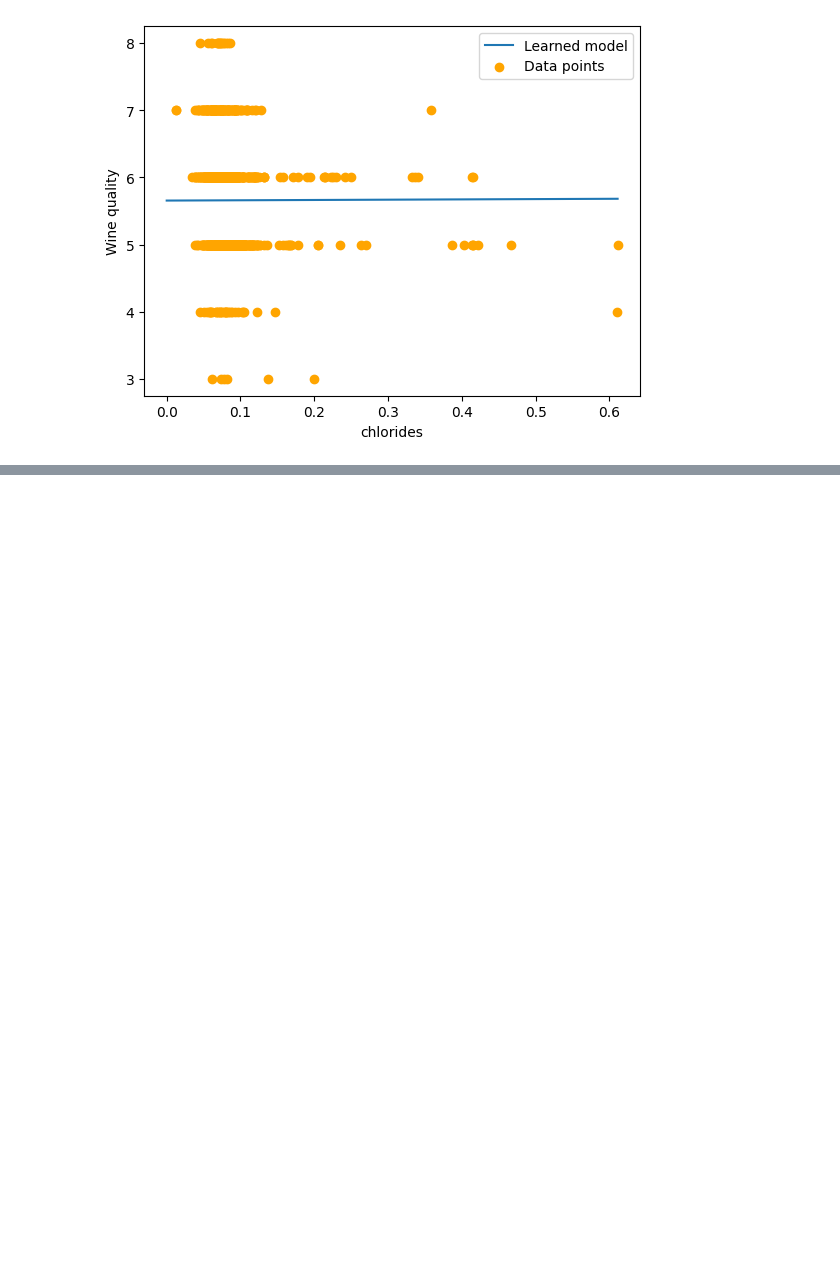
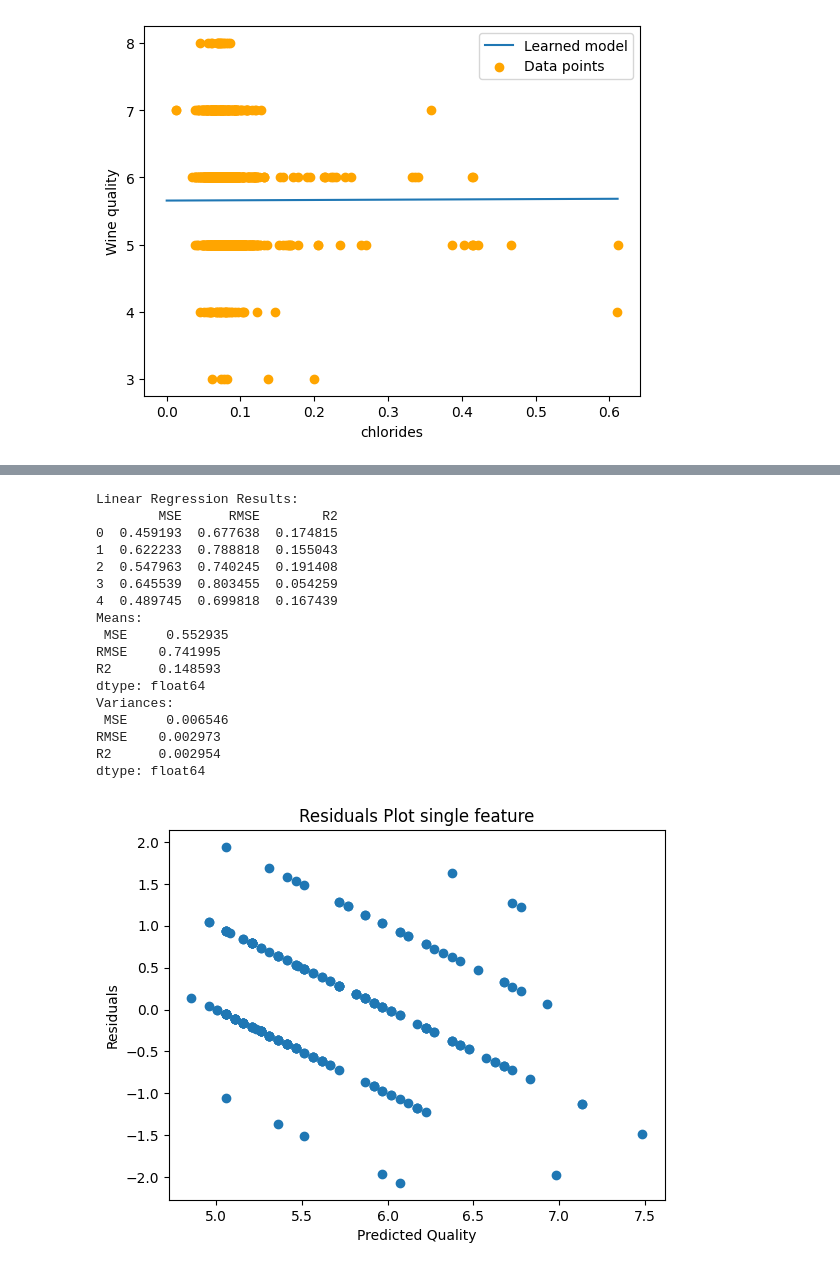
Before and after one commit to JoachimCode/IDATG2208_Assignments, a Jupyter notebook: Assignment_1.ipynb, the cells around one changed output, grey strips where cells are left out. Saved outputs shown, nothing was run; the diff lists cells and outputs as text; code cells hidden in the pictures; blank space fills up the shorter version.

```diff
--- a/Assignment_1.ipynb
+++ b/Assignment_1.ipynb
@@ -246,0 +434,54 @@ plot_linera_regression("chlorides", sgd_reg.coef_, sgd_reg.intercept_)
+# %%
+X_all = wine_data["alcohol"].values.reshape(-1, 1)
+y = wine_data["quality"].values
+
+kf = KFold(n_splits=5, shuffle=True, random_state=42)
+
+fold_results = []
+for train_idx, test_idx in kf.split(X_all):
+    X_train, X_test = X_all[train_idx], X_all[test_idx]
+    y_train, y_test = y[train_idx], y[test_idx]
+
+    model = SGDRegressor(
+        max_iter=1000, tol=1e-5, penalty=None, eta0=0.01, random_state=42
+    )
+    model.fit(X_train, y_train)
+    y_pred = model.predict(X_test)
+
+    mse = mean_squared_error(y_test, y_pred)
+    rmse = np.sqrt(mse)
+    r2 = r2_score(y_test, y_pred)
+
+    fold_results.append({"MSE": mse, "RMSE": rmse, "R2": r2})
+
+mlr_results = pd.DataFrame(fold_results)
+print("Linear Regression Results:")
+print(mlr_results)
+print("Means:\n", mlr_results.mean())
+print("Variances:\n", mlr_results.var())
+
+residuals = y_test - y_pred
+plt.scatter(y_pred, residuals)
+plt.xlabel("Predicted Quality")
+plt.ylabel("Residuals")
+plt.title("Residuals Plot single feature")
+plt.show()
+# %% [output]
+Linear Regression Results:
+        MSE      RMSE        R2
+0  0.459193  0.677638  0.174815
+1  0.622233  0.788818  0.155043
+2  0.547963  0.740245  0.191408
+3  0.645539  0.803455  0.054259
+4  0.489745  0.699818  0.167439
+Means:
+ MSE     0.552935
+RMSE    0.741995
+R2      0.148593
+dtype: float64
+Variances:
+ MSE     0.006546
+RMSE    0.002973
+R2      0.002954
+dtype: float64
+[figure, added]
```
Also changed, not shown: parts of 31 cells of this notebook.
